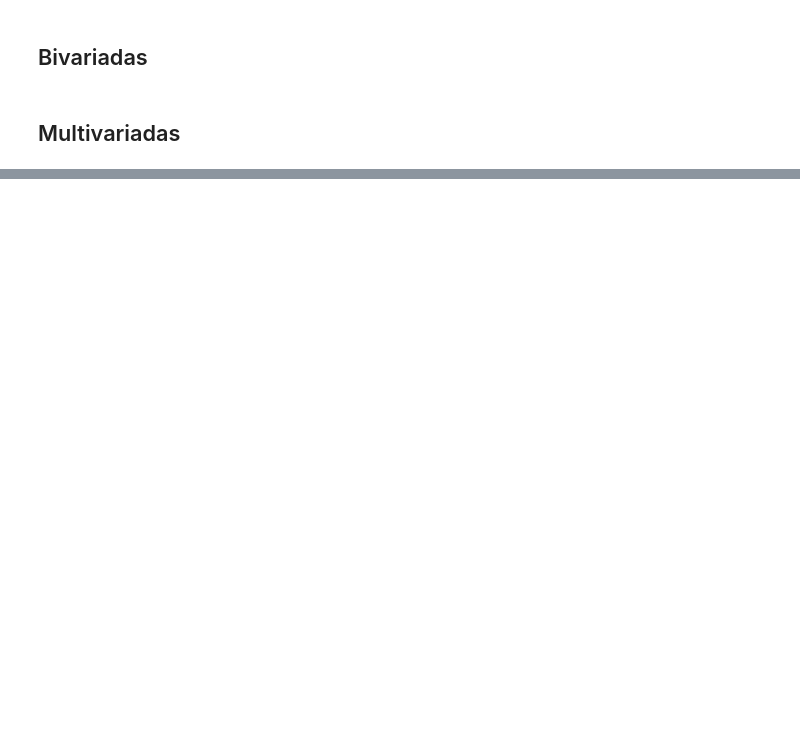
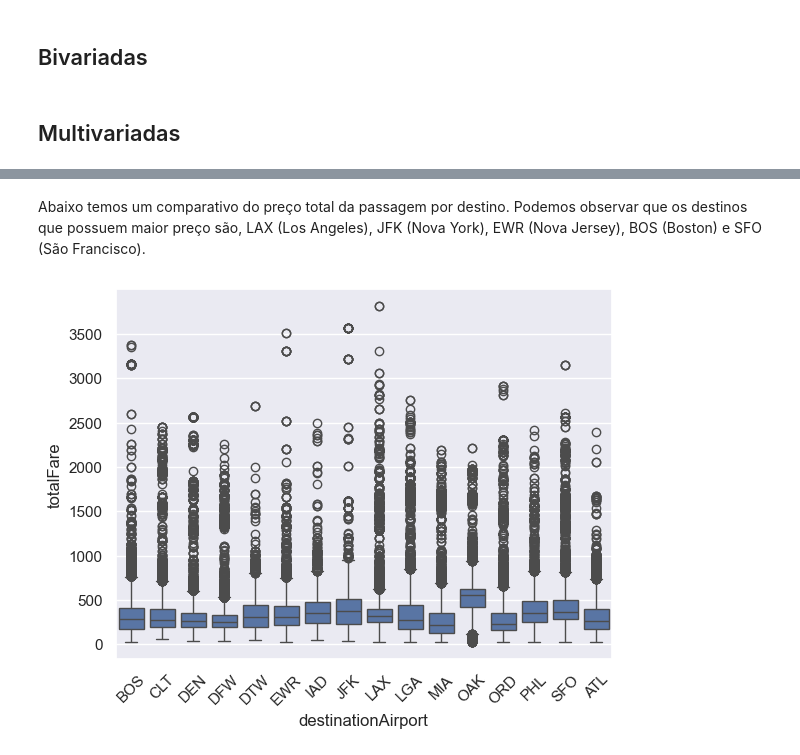
Before and after one commit to vitornuness/ads_2025_passagem_aerea, a Jupyter notebook: notebooks/2_eda.ipynb, the cells around one changed output, grey strips where cells are left out. Cells and saved outputs as stored; diff of their text form; code cells hidden in the pictures; blank space fills up the shorter version.

```diff
--- a/notebooks/2_eda.ipynb
+++ b/notebooks/2_eda.ipynb
@@ -198,0 +229,8 @@ plt.show()
+# %% [markdown]
+Abaixo temos um comparativo do preço total da passagem por destino. Podemos observar que os destinos que possuem maior preço são, LAX (Los Angeles), JFK (Nova York), EWR (Nova Jersey), BOS (Boston) e SFO (São Francisco).
+# %%
+sns.boxplot(x='destinationAirport', y='totalFare', data=df)
+plt.xticks(rotation=45)
+plt.show()
+# %% [output]
+[figure, added]
```
Also changed, not shown: parts of 30 cells of this notebook.
